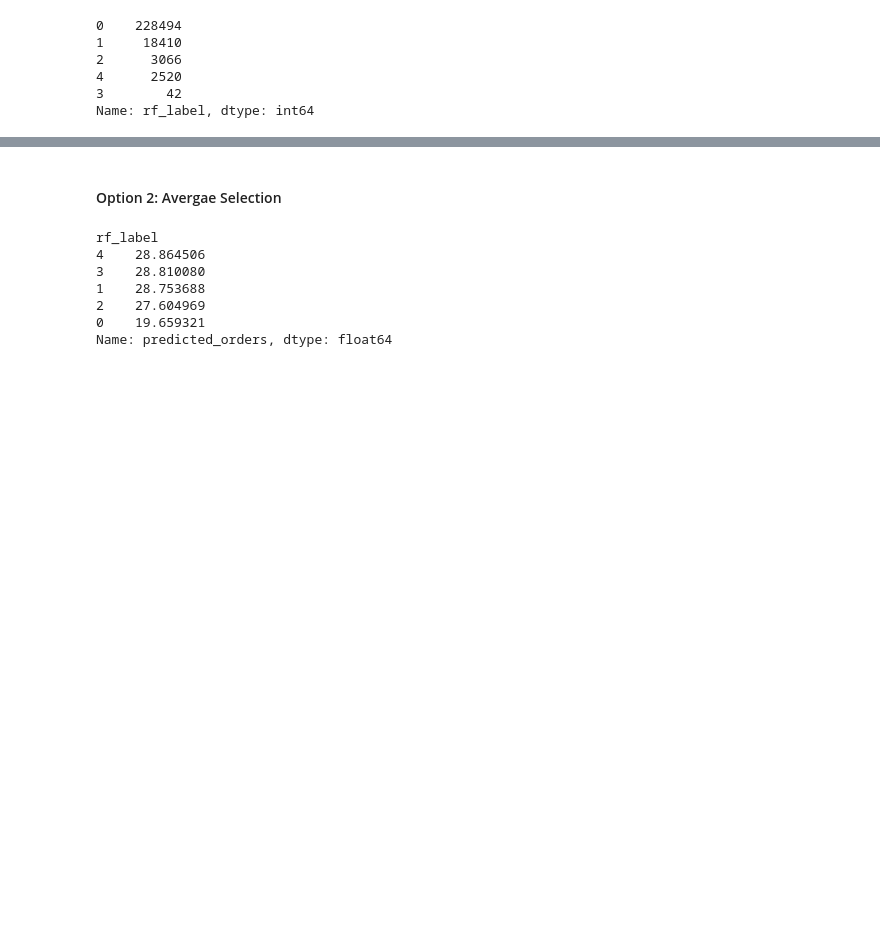
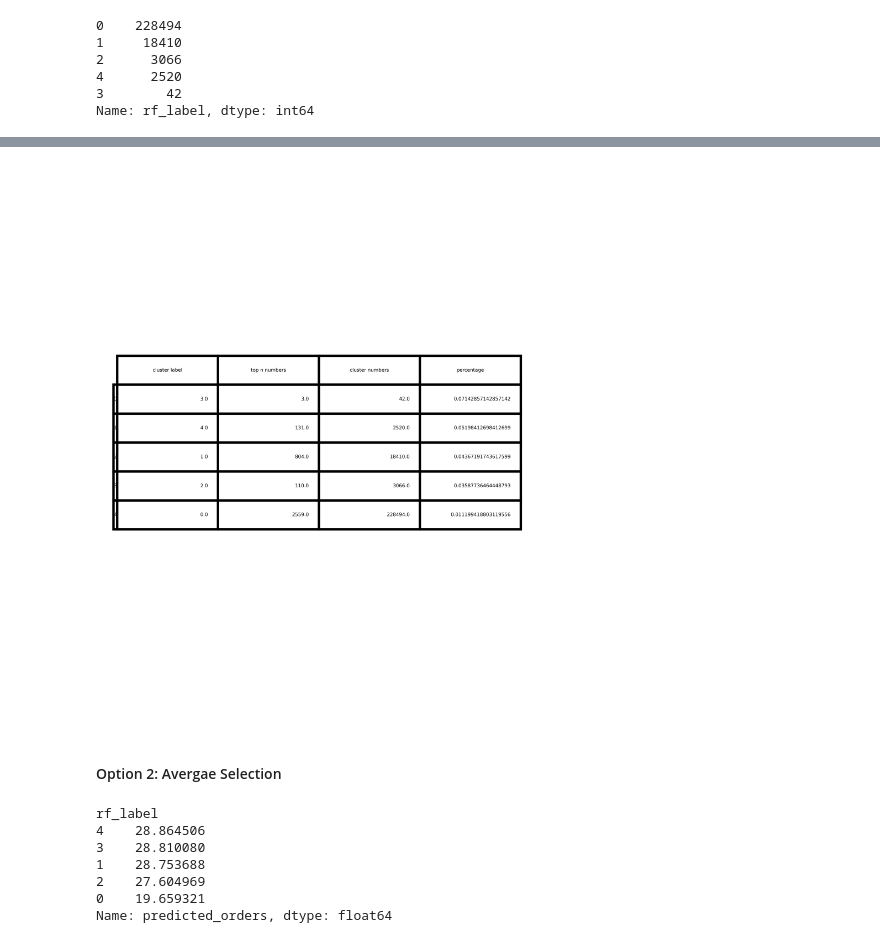
Before and after one commit to Team-gdkOvO-Final-Year-Project/gkdOvO, a Jupyter notebook: Model/Cluster Selection - Matched + KPI (orders) Prediction.ipynb, the cells around one changed output, grey strips where cells are left out. Saved outputs shown, nothing was run; the diff lists cells and outputs as text; code cells hidden in the pictures; blank space fills up the shorter version.

Commit message:
matched selection visualizations

```diff
--- a/Model/Cluster Selection - Matched + KPI (orders) Prediction.ipynb
+++ b/Model/Cluster Selection - Matched + KPI (orders) Prediction.ipynb
@@ -105,3 +106,7 @@ y = matched_data['masked_order']
 # print(X.shape,y.shape)
 # %% [markdown]
 <h4> Log transformation visualizations </h4>
+# %%
+matplotlib.rcParams['figure.figsize'] = (12.0, 6.0)
+shop_L180D_order = pd.DataFrame({"shop_L180D_order":X["shop_L180D_order"], "log(shop_L180D_order + 1)":np.log1p(X["shop_L180D_order"])})
+shop_L180D_order.hist()
@@ -244,0 +252,5 @@ topn_result_df
+# %%
+topn_result_df.index.name = 'cluster label'
+topn_result_df = topn_result_df.reset_index()
+col_name = topn_result_df.index.name
+topn_result_df
@@ -245,3 +264,14 @@ topn_result_df
+# %%
+from pandas.plotting import table
+fig = plt.figure(figsize=(3,4), dpi =1400)
+ax = fig.add_subplot(111,frame_on=False)
+ax.xaxis.set_visible(False)
+ax.yaxis.set_visible(False)
+
+table(ax, topn_result_df, loc = 'center')
+plt.savefig('matched_cluster.png')
+# %% [output]
+[figure, added]
 # %% [markdown]
 <h4> Option 2: Avergae Selection </h4>
 # %%
```
Also changed, not shown: parts of 9 cells of this notebook, 2 other files.
